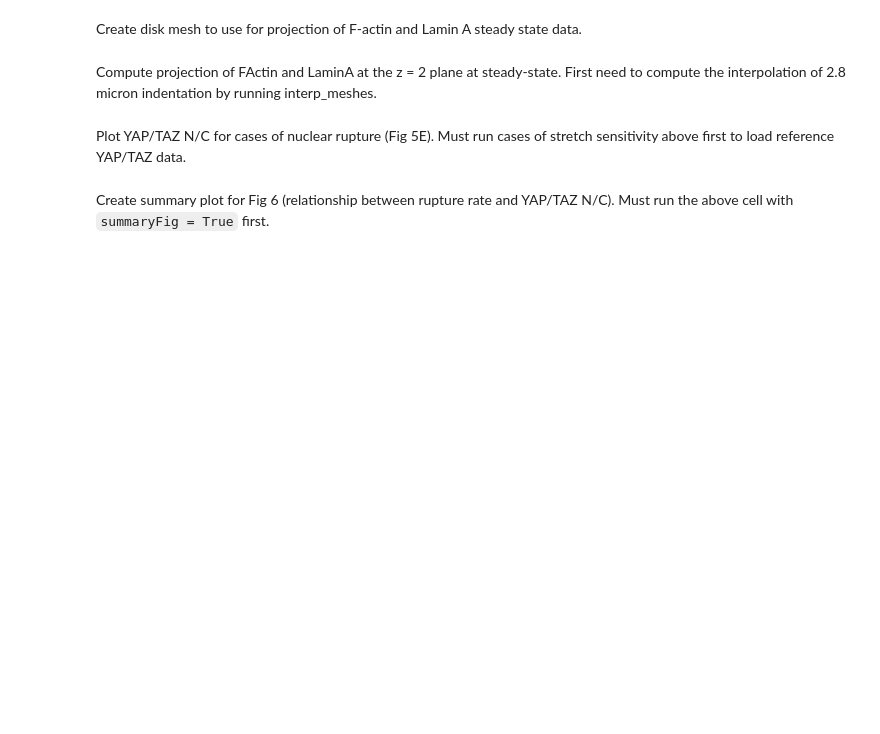
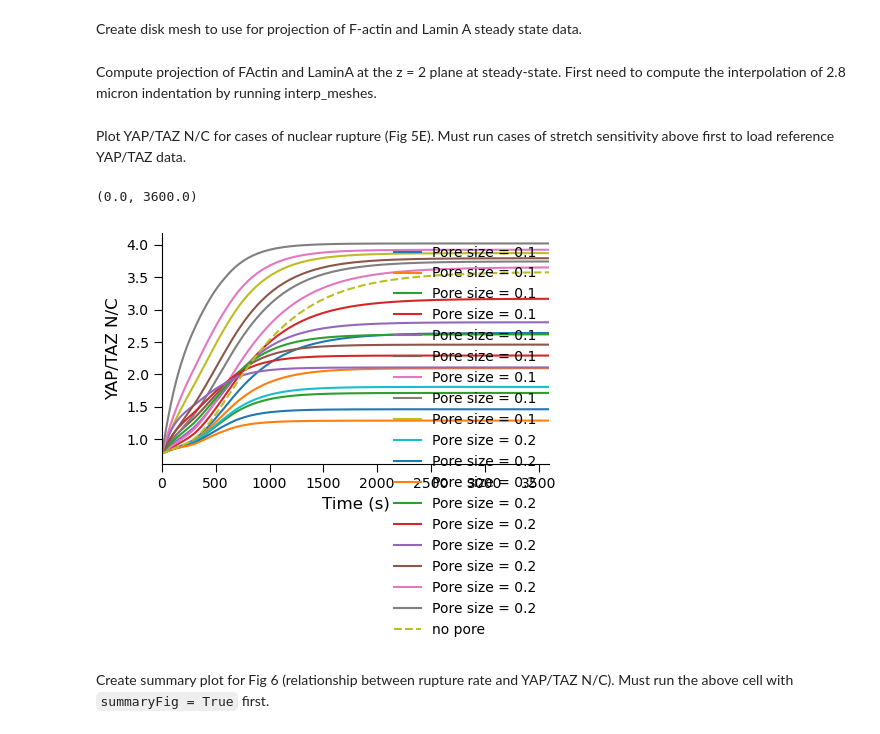
Before and after one commit to RangamaniLabUCSD/smart-nanopillars, a Jupyter notebook: model-files/mech_figs.ipynb, the cells around one changed output. Cells and saved outputs as stored; diff of their text form; code cells hidden in the pictures; blank space fills up the shorter version.

```diff
--- a/model-files/mech_figs.ipynb
+++ b/model-files/mech_figs.ipynb
@@ -524,12 +538,12 @@ if summaryFig:
     poreSizeArray = [0.1, 0.2]
     poreRateArray=[1]
     transportRateArray = [10000.0, 30000.0, 100000.0, 10000.0, 30000.0, 100000.0, 10000.0, 30000.0, 100000.0]
-    transportRatioArray=[1, 1, 1, 2, 2, 2, 5, 5, 5]
+    transportRatioArray=[1.0, 1.0, 1.0, 2.0, 2.0, 2.0, 5.0, 5.0, 5.0]
 else:
     poreSizeArray=[0.1, 0.2]
     poreRateArray=[1]
     transportRateArray=[100000.0, 100000.0]
-    transportRatioArray=[1, 5]
+    transportRatioArray=[1.0, 5.0]
 
 var_names_saved = ["YAPTAZ", "YAPTAZ_nuc", "YAPTAZ_phos"]
 plot_names = ["YAPTAZ_phos", "YAPTAZ", "YAPTAZ_nuc"]
@@ -541,34 +555,37 @@ fig, ax = plt.subplots()
 pore_dir = f"{cur_dir}/analysis_data/npy-files-nanopillars-rupture-newdiff"
 YAPTAZ_ratios = np.zeros([len(poreSizeArray),len(poreRateArray),len(transportRateArray)])
 transportRate = np.zeros([len(poreSizeArray),len(poreRateArray),len(transportRateArray)])
 
 for i in range(len(poreSizeArray)):
     for j in range(len(poreRateArray)):
         for k in range(len(transportRateArray)):
             cur_file = (f"nanopillars_indent{indentation}_pore_size{poreSizeArray[i]}_"
                     f"loc0.0_rate{poreRateArray[j]}_transport{transportRateArray[k]}_"
                     f"ratio{transportRatioArray[k]}_results_all.npy")
             cur_file = f"{pore_dir}/{cur_file}"
             try:
                 results_cur = np.load(cur_file)
             except:
                 continue
             if results_cur[0][-1] < 1e5:
                 print("short")
             YAPphos = results_cur[results_idx[0]]
             YAPnp = results_cur[results_idx[1]]
             YAPnuc = results_cur[results_idx[2]]
             # YAPphos_nuc = results_cur[results_idx[3]]
             YAPratio = (YAPnuc) / (YAPphos + YAPnp)
             plt.plot(results_cur[0], YAPratio, label=f"Pore size = {poreSizeArray[i]}")
             YAPTAZ_ratios[i][j][k] = YAPratio[-1]
             transportRate[i][j][k] = transportRateArray[k]*np.pi*poreSizeArray[i]**2
 plt.plot(YAPTAZ_dyn_ref[0], YAPTAZ_dyn_ref[1], linestyle="dashed", label="no pore")
 plt.legend()
 plt.ylabel("YAP/TAZ N/C")
 plt.xlabel('Time (s)')
-# plt.xlim([0, 3600])
+plt.xlim([0, 3600])
 # plt.savefig("fig5dynamics.pdf", format="pdf")
+# %% [output]
+(0.0, 3600.0)
+[figure, added]
 # %% [markdown]
 Create summary plot for Fig 6 (relationship between rupture rate and YAP/TAZ N/C). Must run the above cell with `summaryFig = True` first.
 # %%
```
Also changed, not shown: parts of 9 cells of this notebook, 7 other files.
